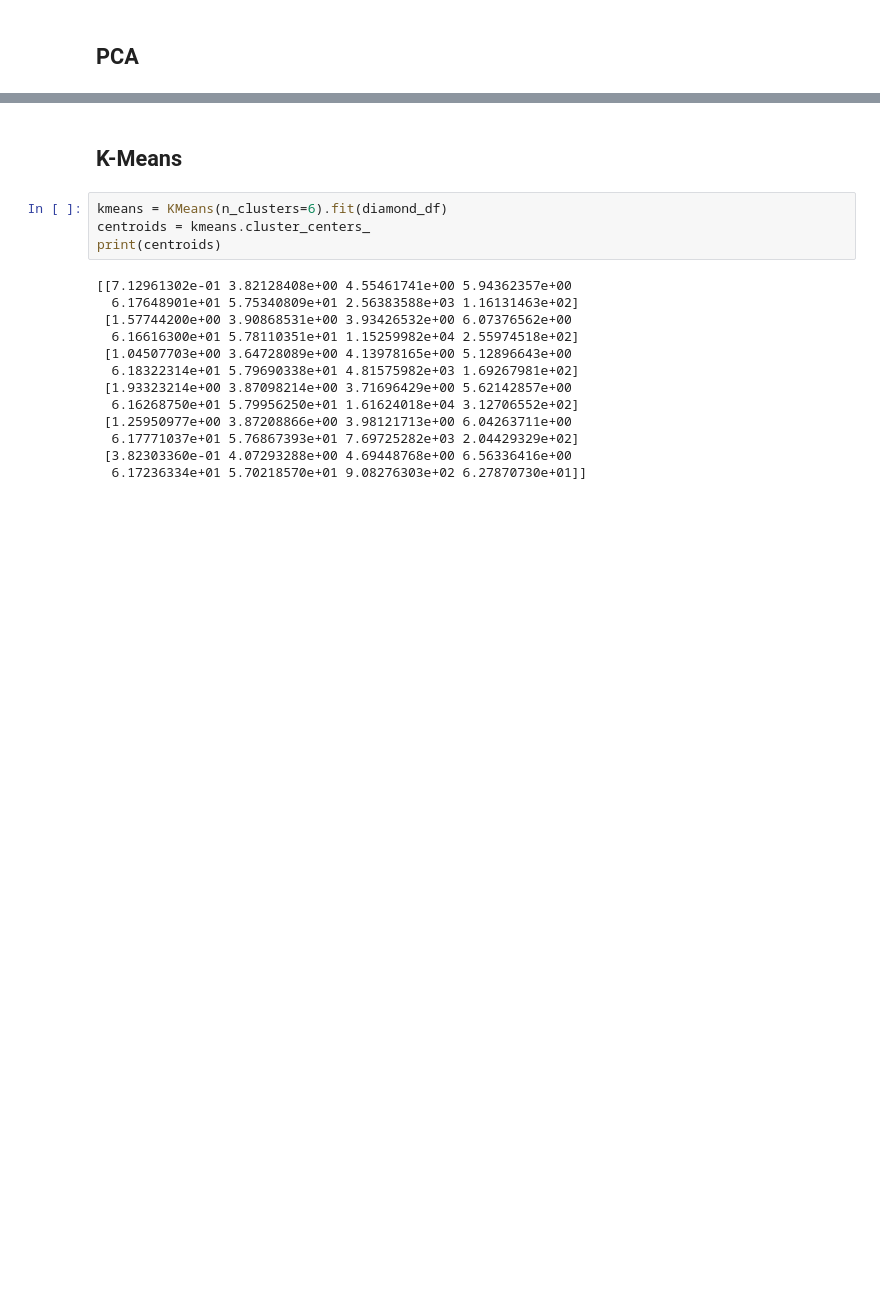
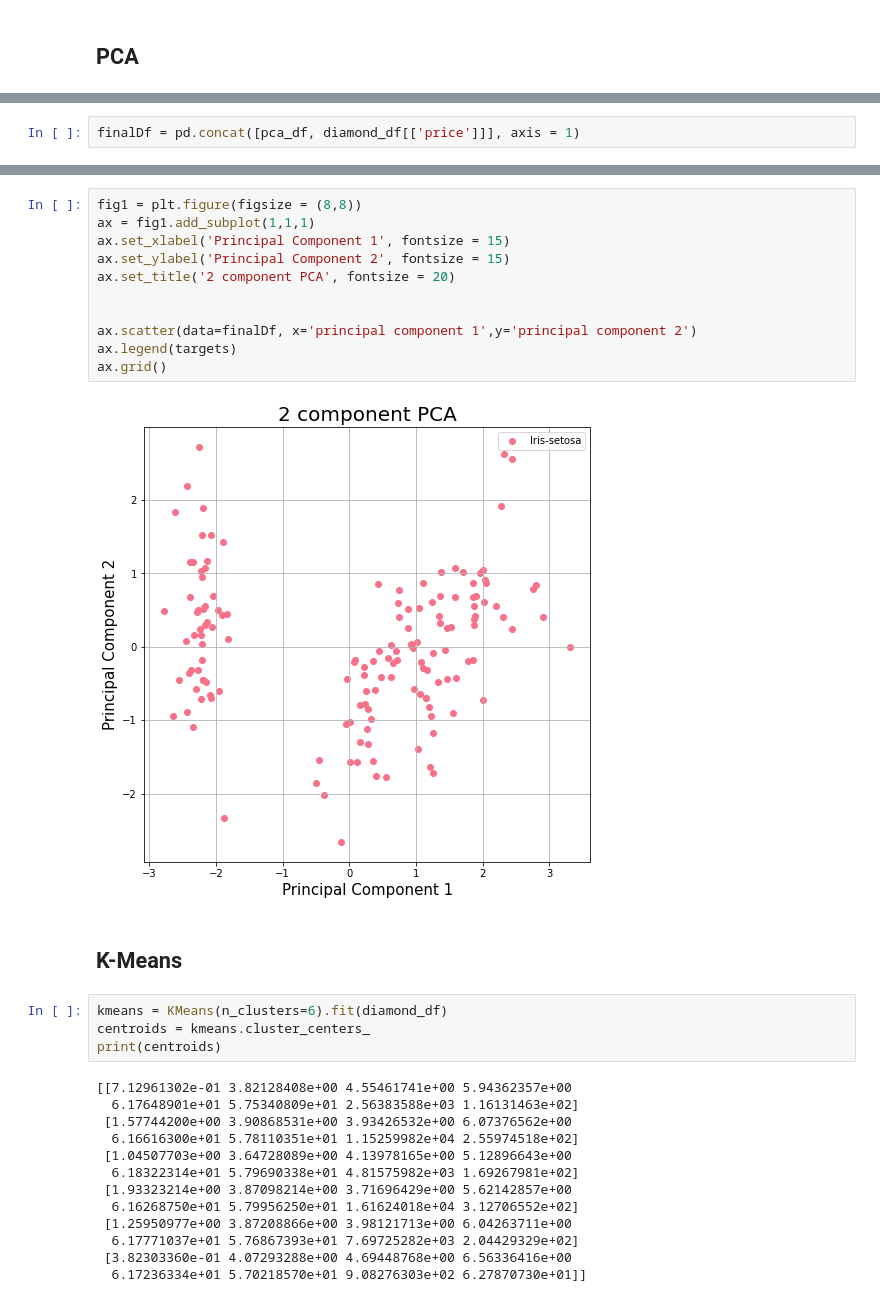
Before and after one commit to JLechuga94/Machine-Learning, a Jupyter notebook: notebook_dm2_diam.ipynb, the cells around one changed output, grey strips where cells are left out. Saved outputs shown, nothing was run; the diff lists cells and outputs as text; blank space fills up the shorter version.

```diff
--- a/notebook_dm2_diam.ipynb
+++ b/notebook_dm2_diam.ipynb
@@ -290,0 +379,2 @@ array([9.26645834e+05, 6.97670021e+03, 5.36643557e+02, 3.93677708e+02,
+# %%
+finalDf = pd.concat([pca_df, diamond_df[['price']]], axis = 1)
@@ -291,3 +397,16 @@ array([9.26645834e+05, 6.97670021e+03, 5.36643557e+02, 3.93677708e+02,
+# %%
+fig1 = plt.figure(figsize = (8,8))
+ax = fig1.add_subplot(1,1,1)
+ax.set_xlabel('Principal Component 1', fontsize = 15)
+ax.set_ylabel('Principal Component 2', fontsize = 15)
+ax.set_title('2 component PCA', fontsize = 20)
+
+
+ax.scatter(data=finalDf, x='principal component 1',y='principal component 2')
+ax.legend(targets)
+ax.grid()
+# %% [output]
+[figure, added]
 # %% [markdown]
 ## K-Means
 # %%
```
Also changed, not shown: parts of 24 cells of this notebook.
